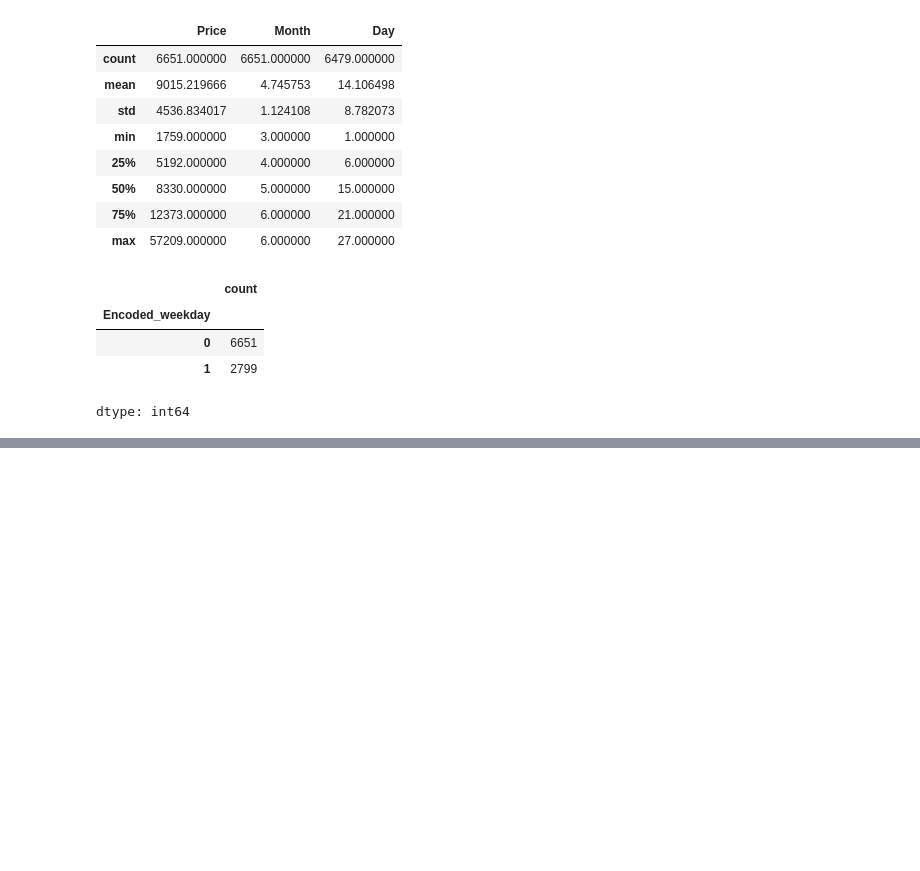
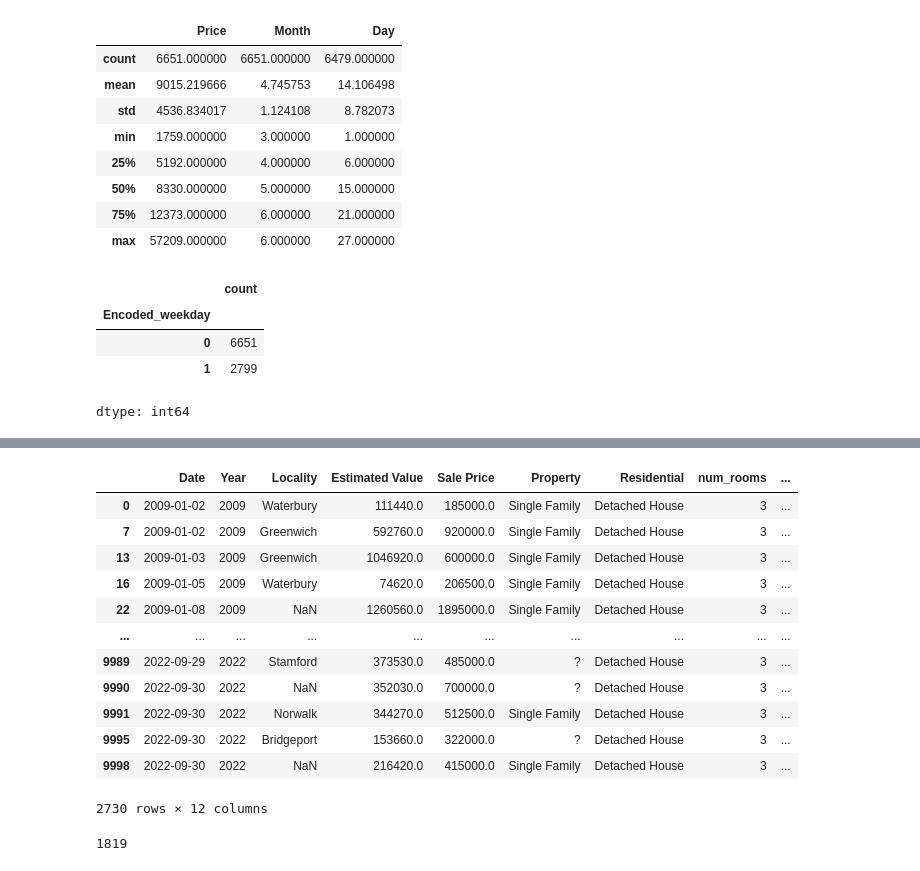
Before and after one commit to ANdIeCOOl/MLP, a Jupyter notebook: MLP.ipynb, the cells around one changed output, grey strips where cells are left out. Cells and saved outputs as stored; diff of their text form; code cells hidden in the pictures; blank space fills up the shorter version.

```diff
--- a/MLP.ipynb
+++ b/MLP.ipynb
@@ -295,0 +603,20 @@ dtype: int64
+# %%
+df[(df["num_rooms"].isin([3]))&(df["num_bathrooms"].isin([3]))]
+# %% [output]
+|  | Date | Year | Locality | Estimated Value | Sale Price | Property | Residential | num_rooms | ... |
+| 0 | 2009-01-02 | 2009 | Waterbury | 111440.0 | 185000.0 | Single Family | Detached House | 3 | ... |
+| 7 | 2009-01-02 | 2009 | Greenwich | 592760.0 | 920000.0 | Single Family | Detached House | 3 | ... |
+| 13 | 2009-01-03 | 2009 | Greenwich | 1046920.0 | 600000.0 | Single Family | Detached House | 3 | ... |
+| 16 | 2009-01-05 | 2009 | Waterbury | 74620.0 | 206500.0 | Single Family | Detached House | 3 | ... |
+| 22 | 2009-01-08 | 2009 | NaN | 1260560.0 | 1895000.0 | Single Family | Detached House | 3 | ... |
+| ... | ... | ... | ... | ... | ... | ... | ... | ... | ... |
+| 9989 | 2022-09-29 | 2022 | Stamford | 373530.0 | 485000.0 | ? | Detached House | 3 | ... |
+| 9990 | 2022-09-30 | 2022 | NaN | 352030.0 | 700000.0 | ? | Detached House | 3 | ... |
+| 9991 | 2022-09-30 | 2022 | Norwalk | 344270.0 | 512500.0 | Single Family | Detached House | 3 | ... |
+| 9995 | 2022-09-30 | 2022 | Bridgeport | 153660.0 | 322000.0 | ? | Detached House | 3 | ... |
+| 9998 | 2022-09-30 | 2022 | NaN | 216420.0 | 415000.0 | Single Family | Detached House | 3 | ... |
+2730 rows × 12 columns
+# %%
+df[(df["num_rooms"].isin([3]))&(df["num_bathrooms"].isin([3]))]["num_rooms","num_bathrooms"].value_counts().sum()
+# %% [output]
+1819
```
Also changed, not shown: parts of 47 cells of this notebook.
